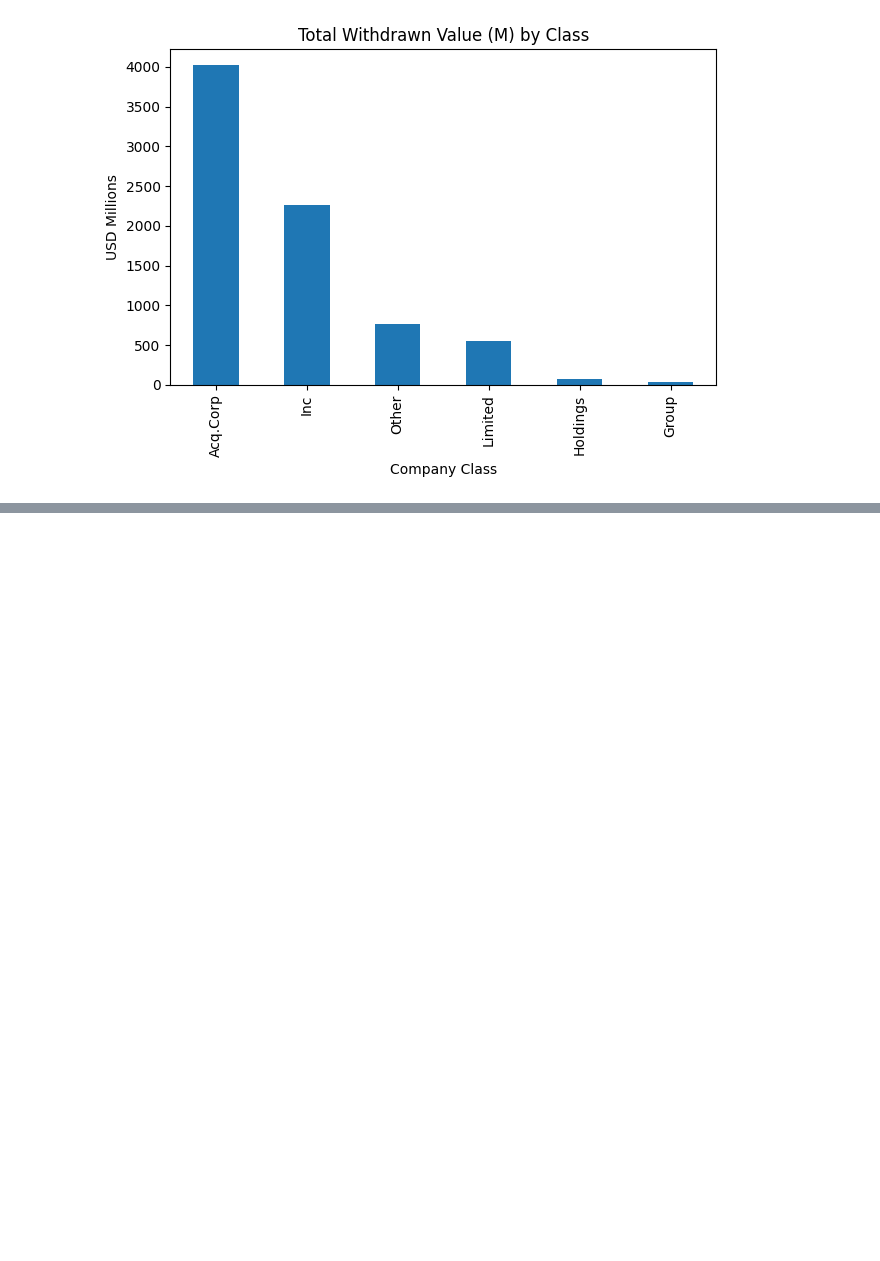
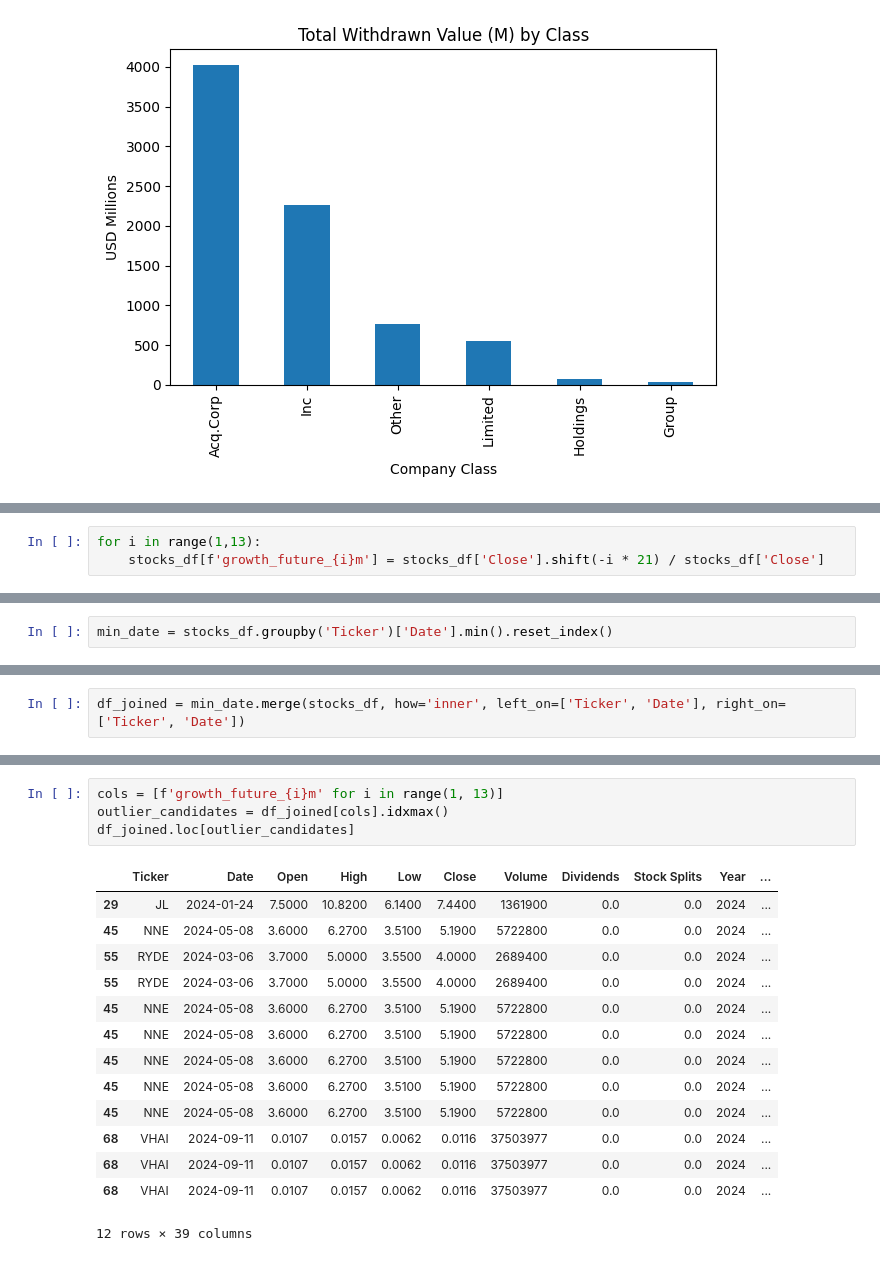
Before and after one commit to Maxkaizo/stock-markets-analytics-zoomcamp, a Jupyter notebook: 02-dataframe-analysis/homework.ipynb, the cells around one changed output, grey strips where cells are left out. Drawn from its saved outputs; the diff is of its cells as text; blank space fills up the shorter version.

```diff
--- a/02-dataframe-analysis/homework.ipynb
+++ b/02-dataframe-analysis/homework.ipynb
@@ -364,0 +807,3 @@ plt.show()
+# %%
+for i in range(1,13):
+    stocks_df[f'growth_future_{i}m'] = stocks_df['Close'].shift(-i * 21) / stocks_df['Close']
@@ -364,0 +826,2 @@ plt.show()
+# %%
+min_date = stocks_df.groupby('Ticker')['Date'].min().reset_index()
@@ -364,0 +844,2 @@ plt.show()
+# %%
+df_joined = min_date.merge(stocks_df, how='inner', left_on=['Ticker', 'Date'], right_on=['Ticker', 'Date'])
@@ -364,0 +866,19 @@ plt.show()
+# %%
+cols = [f'growth_future_{i}m' for i in range(1, 13)]
+outlier_candidates = df_joined[cols].idxmax()
+df_joined.loc[outlier_candidates]
+# %% [output]
+|  | Ticker | Date | Open | High | Low | Close | Volume | Dividends | Stock Splits | Year | ... |
+| 29 | JL | 2024-01-24 | 7.5000 | 10.8200 | 6.1400 | 7.4400 | 1361900 | 0.0 | 0.0 | 2024 | ... |
+| 45 | NNE | 2024-05-08 | 3.6000 | 6.2700 | 3.5100 | 5.1900 | 5722800 | 0.0 | 0.0 | 2024 | ... |
+| 55 | RYDE | 2024-03-06 | 3.7000 | 5.0000 | 3.5500 | 4.0000 | 2689400 | 0.0 | 0.0 | 2024 | ... |
+| 55 | RYDE | 2024-03-06 | 3.7000 | 5.0000 | 3.5500 | 4.0000 | 2689400 | 0.0 | 0.0 | 2024 | ... |
+| 45 | NNE | 2024-05-08 | 3.6000 | 6.2700 | 3.5100 | 5.1900 | 5722800 | 0.0 | 0.0 | 2024 | ... |
+| 45 | NNE | 2024-05-08 | 3.6000 | 6.2700 | 3.5100 | 5.1900 | 5722800 | 0.0 | 0.0 | 2024 | ... |
+| 45 | NNE | 2024-05-08 | 3.6000 | 6.2700 | 3.5100 | 5.1900 | 5722800 | 0.0 | 0.0 | 2024 | ... |
+| 45 | NNE | 2024-05-08 | 3.6000 | 6.2700 | 3.5100 | 5.1900 | 5722800 | 0.0 | 0.0 | 2024 | ... |
+| 45 | NNE | 2024-05-08 | 3.6000 | 6.2700 | 3.5100 | 5.1900 | 5722800 | 0.0 | 0.0 | 2024 | ... |
+| 68 | VHAI | 2024-09-11 | 0.0107 | 0.0157 | 0.0062 | 0.0116 | 37503977 | 0.0 | 0.0 | 2024 | ... |
+| 68 | VHAI | 2024-09-11 | 0.0107 | 0.0157 | 0.0062 | 0.0116 | 37503977 | 0.0 | 0.0 | 2024 | ... |
+| 68 | VHAI | 2024-09-11 | 0.0107 | 0.0157 | 0.0062 | 0.0116 | 37503977 | 0.0 | 0.0 | 2024 | ... |
+12 rows × 39 columns
```
Also changed, not shown: parts of 45 cells of this notebook, 3 other files.
